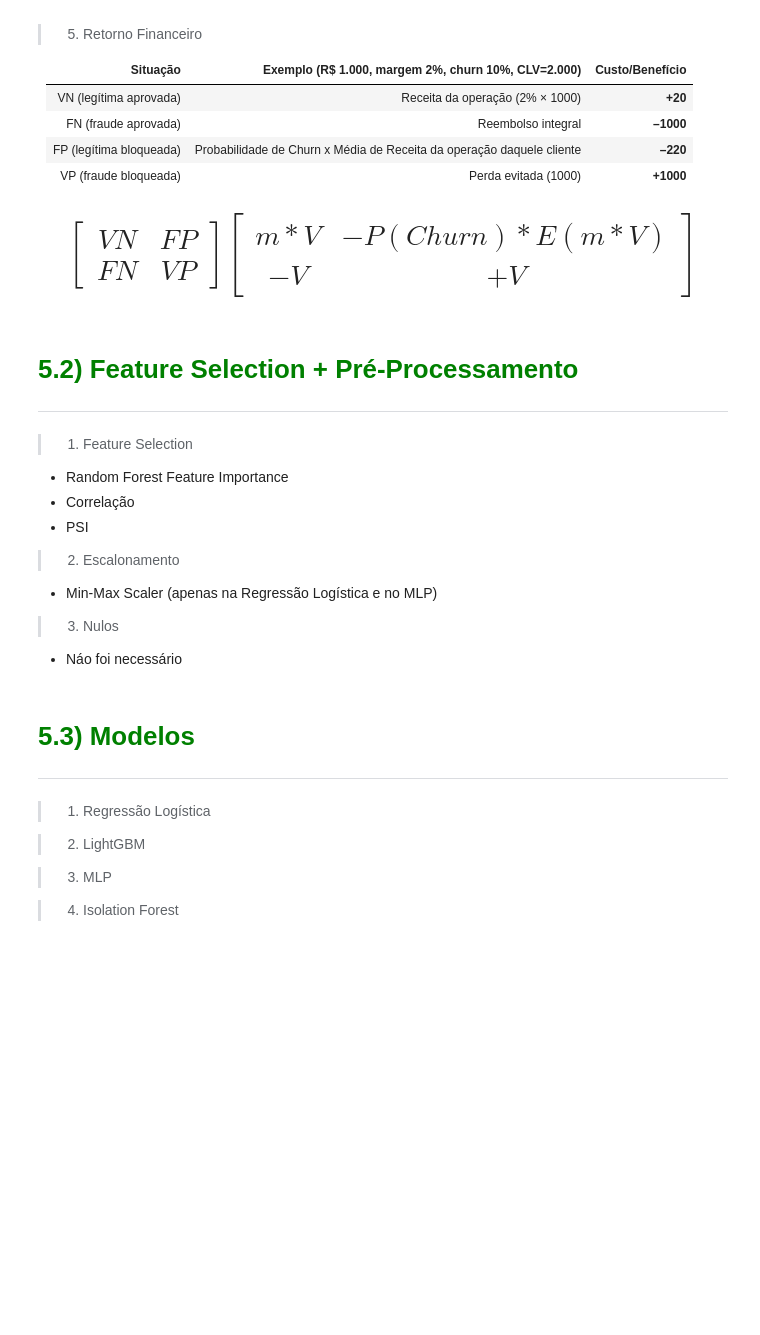
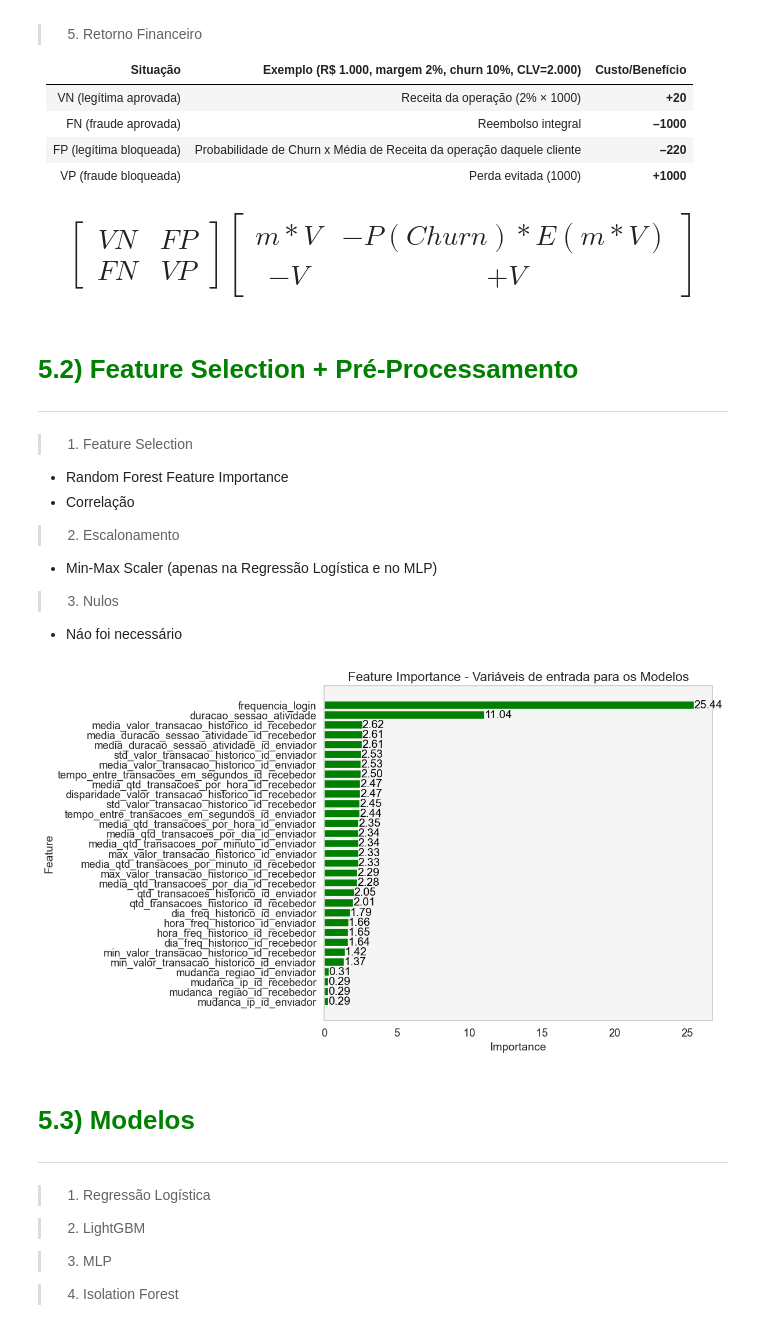
Before and after one commit to leonardovargas10/Modelo_Deteccao_Fraude, a Jupyter notebook: modelo.ipynb, the cells around one changed output. Saved outputs shown, nothing was run; the diff lists cells and outputs as text; code cells hidden in the pictures; blank space fills up the shorter version.

```diff
--- a/modelo.ipynb
+++ b/modelo.ipynb
@@ -951,6 +945,11 @@ def cria_features(df, tipo_relacao):
         df[f'std_valor_transacao_historico_{tipo_relacao}'].replace(0, 1)
     )
 
+    df[f'hora_freq_historico_{tipo_relacao}'] = df[f'hora_freq_historico_{tipo_relacao}'].astype(int)
+    df[f'dia_freq_historico_{tipo_relacao}'] = df[f'dia_freq_historico_{tipo_relacao}'].astype(int)
+
+    df.drop([f'regiao_freq_historico_{tipo_relacao}',f'ip_freq_historico_{tipo_relacao}'], axis = 1, inplace = True)
+
     return df
 # %%
 df_model = pd.concat([df_train, df_valid, df_test, df_oot])
@@ -981,20 +980,3 @@ df_model_final = (
 # %% [markdown]
 # <font color='orange' style='font-size: 40px;'> 5. Modelagem  </font>
 <hr style='border: 2px solid orange;'>
-# %%
-def separa_feature_target(target, dados):
-    x = dados.drop(target, axis = 1)
-    y = dados[[target]]
-
-    return x, y
-
-def train_min_max_scaler(df):
-
-    cols = list(df.drop(['churn', 'msno', 'safra', 'actual_amount_paid'], axis = 1).columns)
-
-    df_scaler = df[cols].copy()
-
-    scaler = MinMaxScaler()
-    scaler.fit(df_scaler)
-    joblib.dump(scaler, "../00_DataMaster/models/scaler.pkl")
-    print('Scaler Treinado e Salvo com sucesso!')
@@ -1098,7 +1022,6 @@ df_oot = df_model_final.loc[df_model_final["safra"].isin(["12"])]
 > 1. Feature Selection
 - Random Forest Feature Importance
 - Correlação
-- PSI
 
 > 2. Escalonamento
 
@@ -1109,0 +1093,23 @@ df_oot = df_model_final.loc[df_model_final["safra"].isin(["12"])]
+# %%
+variaveis_finais = aplica_feature_selection('risk_transaction', ['ano', 'safra', 'data_hora_transacao', 'risk_score', 'risk_rank', 'id_enviador', 'id_recebedor'], df_train, 1, 0.9)
+
+plt.figure(figsize=(12, 7))
+sns.set(style="whitegrid", font_scale=1.2)
+
+bars = plt.barh(variaveis_finais['feature'], variaveis_finais['importance'], color='green')
+plt.title("Feature Importance - Variáveis de entrada para os Modelos", fontsize=16)
+plt.xlabel('Importance', fontsize=14)
+plt.ylabel('Feature', fontsize=14)
+
+for bar in bars:
+    plt.text(bar.get_width() + 0.01, bar.get_y() + bar.get_height()/2, f'{bar.get_width():.2f}',
+             va='center', ha='left', color='black', fontsize=14)
+
+
+plt.tight_layout()
+plt.grid(False)
+plt.gca().set_facecolor('#F5F5F5')
+plt.gca().invert_yaxis()
+plt.show()
+# %% [output]
+[figure, added]
```
Also changed, not shown: parts of 10 cells of this notebook, 1 other file.
